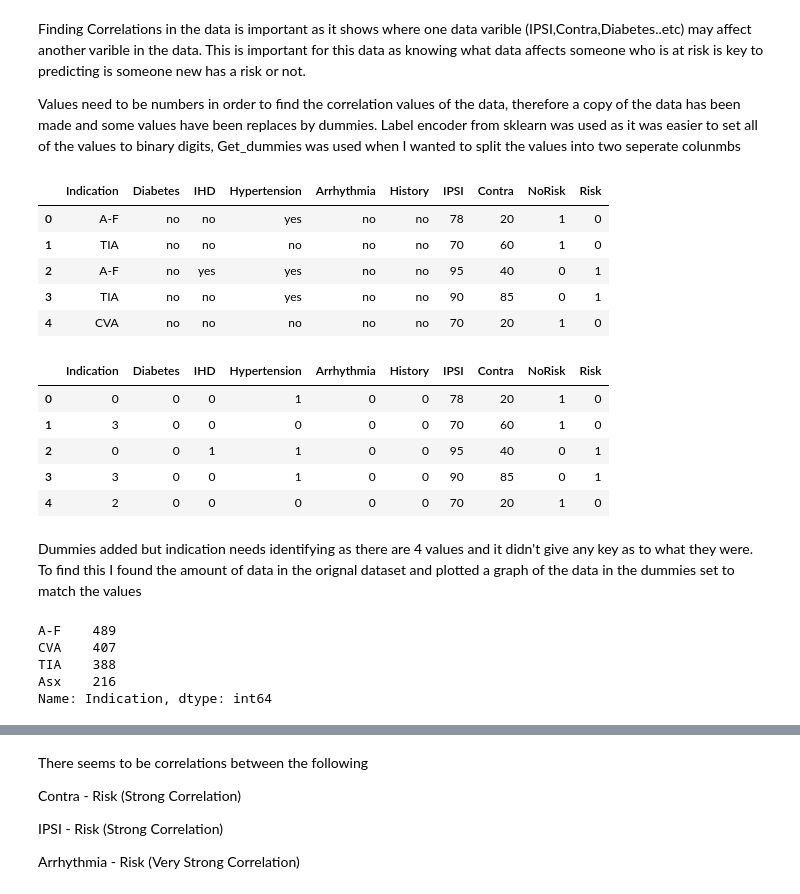
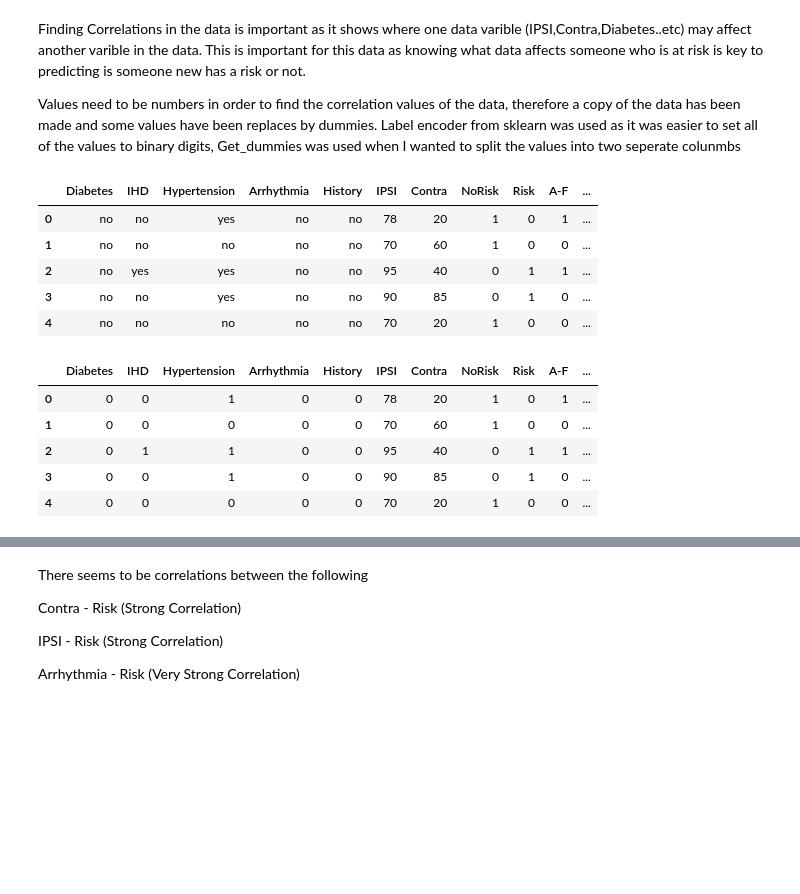
Before and after one commit to JamesDun2866/Data-Mining, a Jupyter notebook: ACW/ ACW.ipynb, the cells around one changed output, grey strips where cells are left out. Saved outputs shown, nothing was run; the diff lists cells and outputs as text; code cells hidden in the pictures; blank space fills up the shorter version.

```diff
--- a/ACW/ ACW.ipynb
+++ b/ACW/ ACW.ipynb
@@ -323,3 +326,8 @@ MedicalRecordsWorkingCopy = pd.concat(frames, axis=1) #concated data
+# %%
+dummiesIndication = MedicalRecordsWorkingCopy["Indication"].str.get_dummies(" ")
+MedicalRecordsWorkingCopy = MedicalRecordsWorkingCopy.drop(columns=['Indication'])
+frames = [MedicalRecordsWorkingCopy,dummiesIndication] #data to concatanate
+MedicalRecordsWorkingCopy = pd.concat(frames, axis=1) #concated data
 # %% [markdown]
 ## Finding Correlations
 # %% [markdown]
@@ -331,36 +339,25 @@ Values need to be numbers in order to find the correlation values of the data, t
 MedicalRecordsDummies = MedicalRecordsWorkingCopy.copy()
 MedicalRecordsDummies.head()
 # %% [output]
-|  | Indication | Diabetes | IHD | Hypertension | Arrhythmia | History | IPSI | Contra | NoRisk | Risk |
-| 0 | A-F | no | no | yes | no | no | 78 | 20 | 1 | 0 |
-| 1 | TIA | no | no | no | no | no | 70 | 60 | 1 | 0 |
-| 2 | A-F | no | yes | yes | no | no | 95 | 40 | 0 | 1 |
-| 3 | TIA | no | no | yes | no | no | 90 | 85 | 0 | 1 |
-| 4 | CVA | no | no | no | no | no | 70 | 20 | 1 | 0 |
+|  | Diabetes | IHD | Hypertension | Arrhythmia | History | IPSI | Contra | NoRisk | Risk | A-F | ... |
+| 0 | no | no | yes | no | no | 78 | 20 | 1 | 0 | 1 | ... |
+| 1 | no | no | no | no | no | 70 | 60 | 1 | 0 | 0 | ... |
+| 2 | no | yes | yes | no | no | 95 | 40 | 0 | 1 | 1 | ... |
+| 3 | no | no | yes | no | no | 90 | 85 | 0 | 1 | 0 | ... |
+| 4 | no | no | no | no | no | 70 | 20 | 1 | 0 | 0 | ... |
 # %%
 le = preprocessing.LabelEncoder() #create label encoder object to use on data
 
 MedicalRecordsDummies['Diabetes'] = le.fit_transform(MedicalRecordsDummies['Diabetes'])
 MedicalRecordsDummies['IHD'] = le.fit_transform(MedicalRecordsDummies['IHD'])
 MedicalRecordsDummies['Hypertension'] = le.fit_transform(MedicalRecordsDummies['Hypertension'])
 MedicalRecordsDummies['Arrhythmia'] = le.fit_transform(MedicalRecordsDummies['Arrhythmia'])
 MedicalRecordsDummies['History'] = le.fit_transform(MedicalRecordsDummies['History'])
-MedicalRecordsDummies['Indication'] = le.fit_transform(MedicalRecordsDummies['Indication'])#use sklearn on embarked data
 MedicalRecordsDummies.head()
 # %% [output]
-|  | Indication | Diabetes | IHD | Hypertension | Arrhythmia | History | IPSI | Contra | NoRisk | Risk |
-| 0 | 0 | 0 | 0 | 1 | 0 | 0 | 78 | 20 | 1 | 0 |
-| 1 | 3 | 0 | 0 | 0 | 0 | 0 | 70 | 60 | 1 | 0 |
-| 2 | 0 | 0 | 1 | 1 | 0 | 0 | 95 | 40 | 0 | 1 |
-| 3 | 3 | 0 | 0 | 1 | 0 | 0 | 90 | 85 | 0 | 1 |
-| 4 | 2 | 0 | 0 | 0 | 0 | 0 | 70 | 20 | 1 | 0 |
+|  | Diabetes | IHD | Hypertension | Arrhythmia | History | IPSI | Contra | NoRisk | Risk | A-F | ... |
+| 0 | 0 | 0 | 1 | 0 | 0 | 78 | 20 | 1 | 0 | 1 | ... |
+| 1 | 0 | 0 | 0 | 0 | 0 | 70 | 60 | 1 | 0 | 0 | ... |
+| 2 | 0 | 1 | 1 | 0 | 0 | 95 | 40 | 0 | 1 | 1 | ... |
+| 3 | 0 | 0 | 1 | 0 | 0 | 90 | 85 | 0 | 1 | 0 | ... |
+| 4 | 0 | 0 | 0 | 0 | 0 | 70 | 20 | 1 | 0 | 0 | ... |
-# %% [markdown]
-Dummies added but indication needs identifying as there are 4 values and it didn't give any key as to what they were. To find this I found the amount of data in the orignal dataset and plotted a graph of the data in the dummies set to match the values
-# %%
-MedicalRecordsWorkingCopy['Indication'].value_counts()
-# %% [output]
-A-F    489
-CVA    407
-TIA    388
-Asx    216
-Name: Indication, dtype: int64
```
Also changed, not shown: parts of 25 cells of this notebook.
